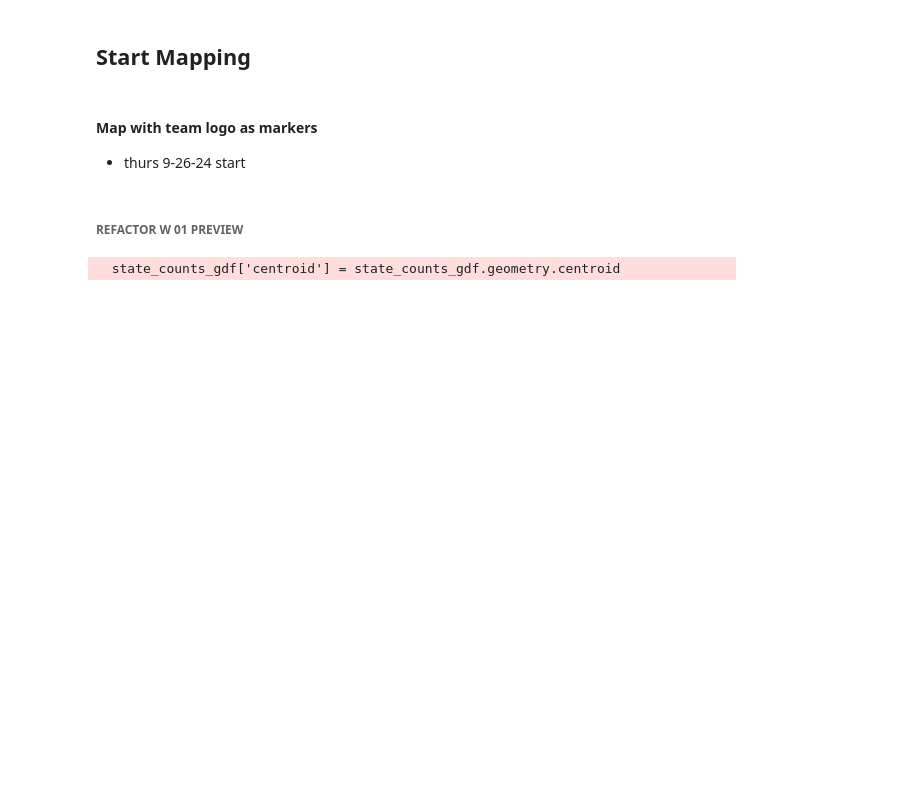
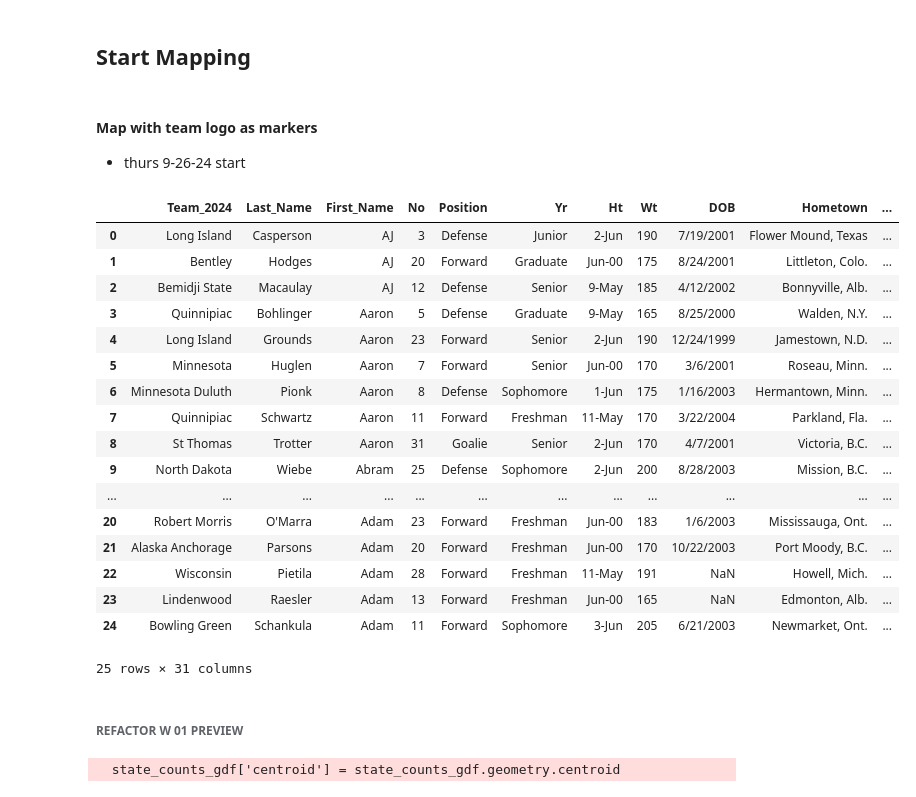
Before and after one commit to JSmith1826/college_hockey_2425, a Jupyter notebook: workbook/players_by_location.ipynb, the cells around one changed output. Drawn from its saved outputs; the diff is of its cells as text; code cells hidden in the pictures; blank space fills up the shorter version.

```diff
--- a/workbook/players_by_location.ipynb
+++ b/workbook/players_by_location.ipynb
@@ -213,7 +223,26 @@ merged_df['Yr'] = merged_df['Yr'].replace({'Fr': 'Freshman', 'So': 'Sophomore',
 - thurs 9-26-24 start
 # %%
 # roster_df.head()
-# merged_df.head()
+merged_df.head(25)
+# %% [output]
+|  | Team_2024 | Last_Name | First_Name | No | Position | Yr | Ht | Wt | DOB | Hometown | ... |
+| 0 | Long Island | Casperson | AJ | 3 | Defense | Junior | 2-Jun | 190 | 7/19/2001 | Flower Mound, Texas | ... |
+| 1 | Bentley | Hodges | AJ | 20 | Forward | Graduate | Jun-00 | 175 | 8/24/2001 | Littleton, Colo. | ... |
+| 2 | Bemidji State | Macaulay | AJ | 12 | Defense | Senior | 9-May | 185 | 4/12/2002 | Bonnyville, Alb. | ... |
+| 3 | Quinnipiac | Bohlinger | Aaron | 5 | Defense | Graduate | 9-May | 165 | 8/25/2000 | Walden, N.Y. | ... |
+| 4 | Long Island | Grounds | Aaron | 23 | Forward | Senior | 2-Jun | 190 | 12/24/1999 | Jamestown, N.D. | ... |
+| 5 | Minnesota | Huglen | Aaron | 7 | Forward | Senior | Jun-00 | 170 | 3/6/2001 | Roseau, Minn. | ... |
+| 6 | Minnesota Duluth | Pionk | Aaron | 8 | Defense | Sophomore | 1-Jun | 175 | 1/16/2003 | Hermantown, Minn. | ... |
+| 7 | Quinnipiac | Schwartz | Aaron | 11 | Forward | Freshman | 11-May | 170 | 3/22/2004 | Parkland, Fla. | ... |
+| 8 | St Thomas | Trotter | Aaron | 31 | Goalie | Senior | 2-Jun | 170 | 4/7/2001 | Victoria, B.C. | ... |
+| 9 | North Dakota | Wiebe | Abram | 25 | Defense | Sophomore | 2-Jun | 200 | 8/28/2003 | Mission, B.C. | ... |
+| ... | ... | ... | ... | ... | ... | ... | ... | ... | ... | ... | ... |
+| 20 | Robert Morris | O'Marra | Adam | 23 | Forward | Freshman | Jun-00 | 183 | 1/6/2003 | Mississauga, Ont. | ... |
+| 21 | Alaska Anchorage | Parsons | Adam | 20 | Forward | Freshman | Jun-00 | 170 | 10/22/2003 | Port Moody, B.C. | ... |
+| 22 | Wisconsin | Pietila | Adam | 28 | Forward | Freshman | 11-May | 191 | NaN | Howell, Mich. | ... |
+| 23 | Lindenwood | Raesler | Adam | 13 | Forward | Freshman | Jun-00 | 165 | NaN | Edmonton, Alb. | ... |
+| 24 | Bowling Green | Schankula | Adam | 11 | Forward | Sophomore | 3-Jun | 205 | 6/21/2003 | Newmarket, Ont. | ... |
+25 rows × 31 columns
 # %%
 import math
 
```
Also changed, not shown: parts of 10 cells of this notebook, 4 other files.
